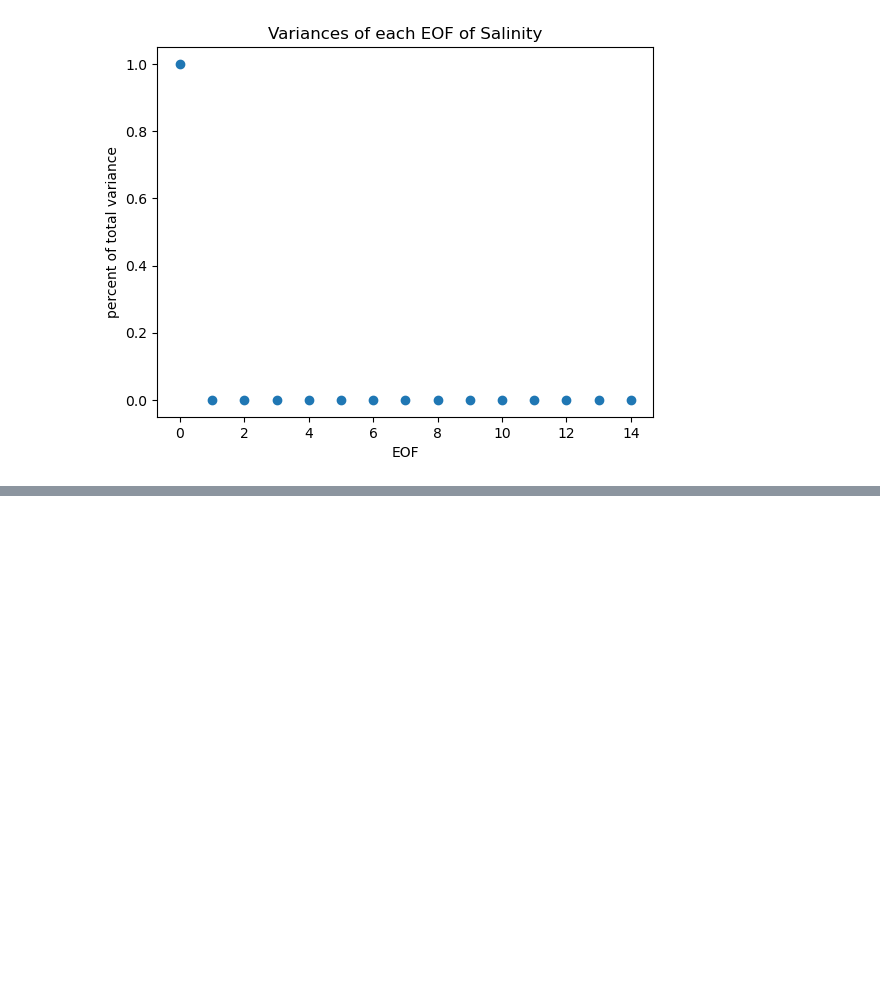
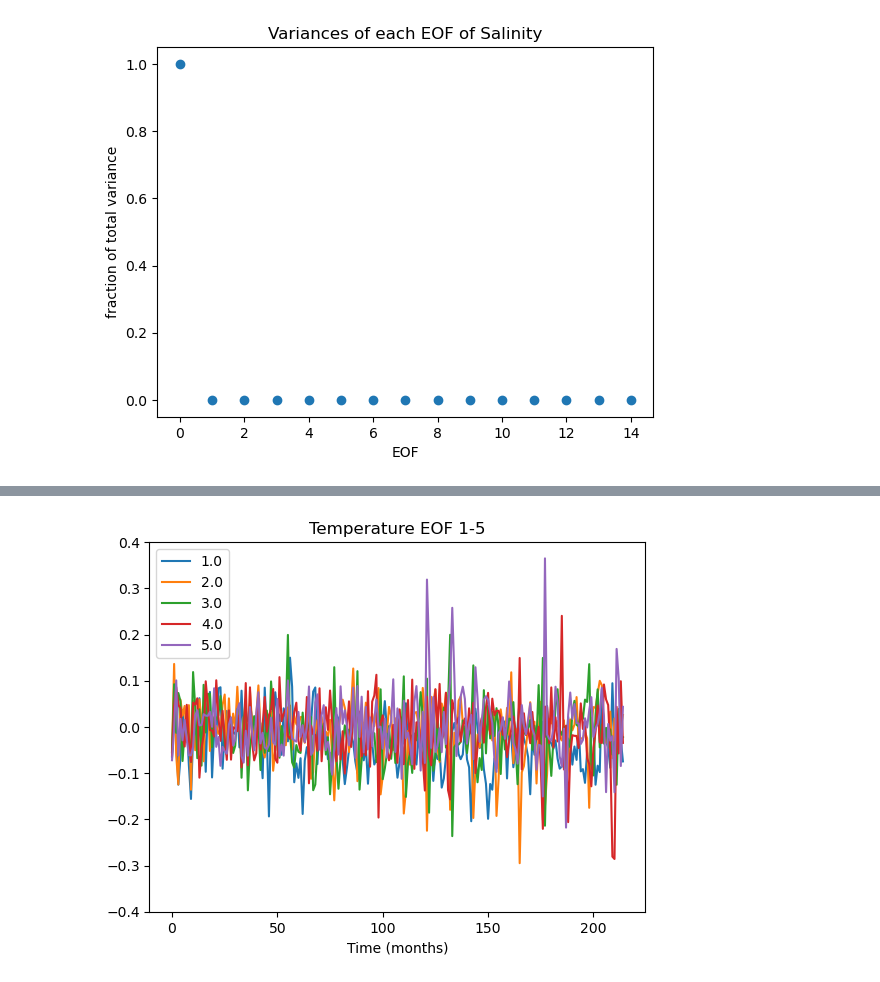
Before and after one commit to kalkulator413/argo_nn, a Jupyter notebook: plot_variance.ipynb, the cells around one changed output, grey strips where cells are left out. Saved outputs shown, nothing was run; the diff lists cells and outputs as text; code cells hidden in the pictures; blank space fills up the shorter version.

```diff
--- a/plot_variance.ipynb
+++ b/plot_variance.ipynb
@@ -203,0 +215,10 @@ EOFError: Ran out of input
+# %%
+for i in range(5):
+    plt.plot(np.arange(215), U_t[i][:215])
+plt.xlabel('Time (months)')
+plt.legend(np.arange(5) + np.ones(5))
+plt.ylim(top=0.4, bottom=-0.4)
+plt.title(f'Temperature EOF 1-5')
+plt.show()
+# %% [output]
+[figure, added]
```
Also changed, not shown: parts of 11 cells of this notebook, 2 other files.
